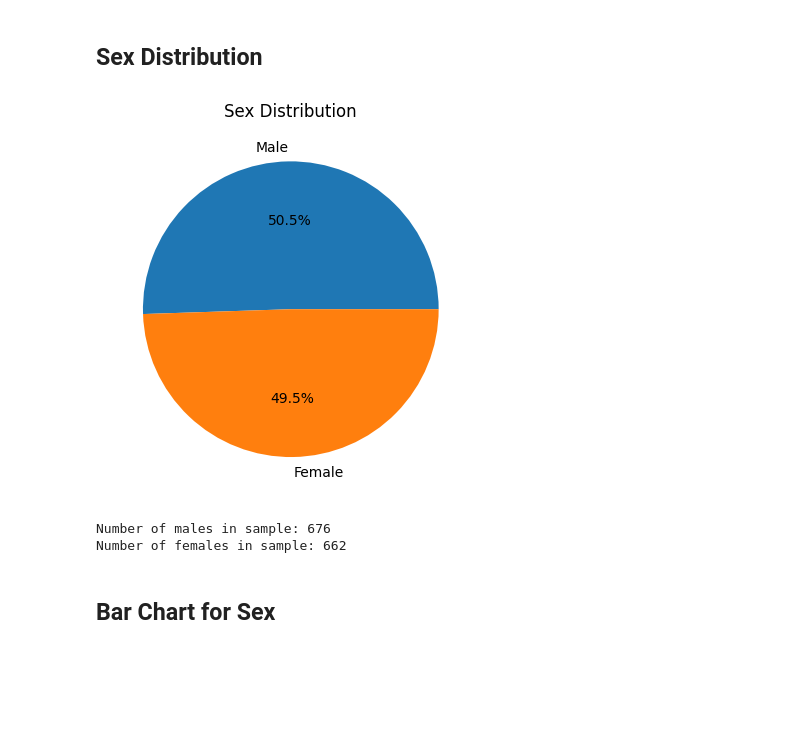
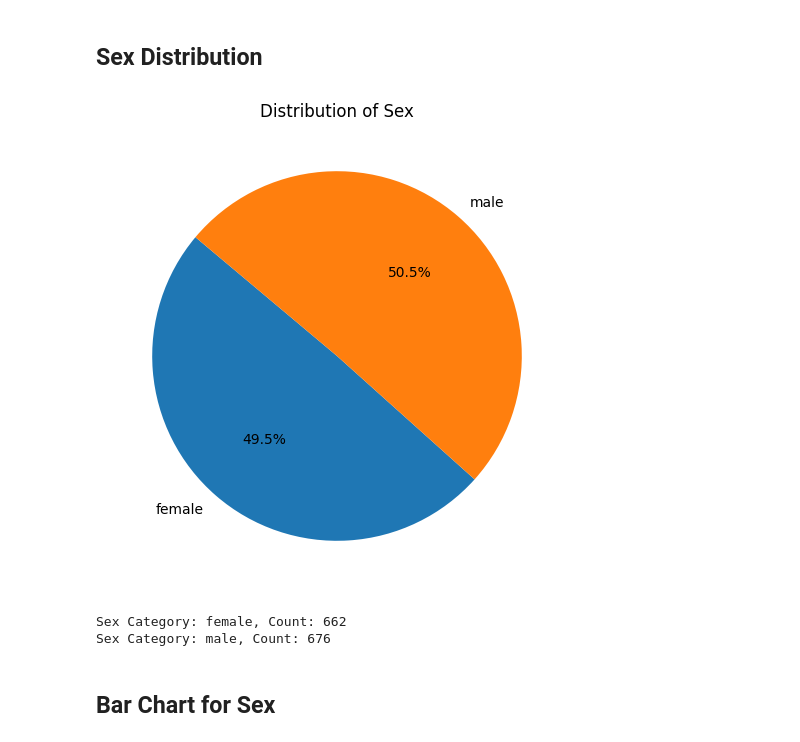
Before and after one commit to pavloskhetab/Codecademy-Data-Scientist-Analytics, a Jupyter notebook: us-medical-insurance-costs.ipynb, the cells around one changed output. Drawn from its saved outputs; the diff is of its cells as text; code cells hidden in the pictures; blank space fills up the shorter version.

Commit message:
Completed demographic analysis of data

```diff
--- a/us-medical-insurance-costs.ipynb
+++ b/us-medical-insurance-costs.ipynb
@@ -336,30 +341,29 @@ Age does not appear to be normally distributed (reject H0)
 Based on the Shapiro-Wilk test and the Anderson-Darling test, we can conclude that age does not follow a normal distribution, since the null hypothesis was rejected for both of these tests.
 # %% [markdown]
 ## Sex Distribution
-# %%
-male_count = 0
-female_count = 0
-
-for person in sex:
-    if person == 'male':
-        male_count += 1
-    else:
-        female_count +=1
-
-# Create data for the pie chart
-gender_counts = [male_count, female_count]
-gender_labels = ['Male', 'Female']
-
-plt.pie(gender_counts, labels=gender_labels, autopct='%1.1f%%')
-plt.title('Sex Distribution')
-plt.show()
-
-print(f'Number of males in sample: {male_count}')
-print(f'Number of females in sample: {female_count}')
-# %% [output]
-[figure, removed]
-Number of males in sample: 676
-Number of females in sample: 662
+# %%
+from collections import Counter  # Import the Counter function
+
+# Count the occurrences of each category in 'sex'
+sex_category, sex_count = zip(*sorted(Counter(sex).items()))
+
+# Create a pie chart
+plt.figure(figsize = (6, 6))  # Set the figure size
+plt.pie(sex_count, labels = sex_category, autopct = '%1.1f%%', startangle=140)
+
+# Add a title
+plt.title('Distribution of Sex')
+
+# Show the chart
+plt.show()
+
+# Print each category and its count
+for sex_category, count in zip(sex_category, sex_count):
+    print(f'Sex Category: {sex_category}, Count: {count}')
+# %% [output]
+[figure, added]
+Sex Category: female, Count: 662
+Sex Category: male, Count: 676
 # %% [markdown]
 ## Bar Chart for Sex
 # %%
```
Also changed, not shown: parts of 19 cells of this notebook.
